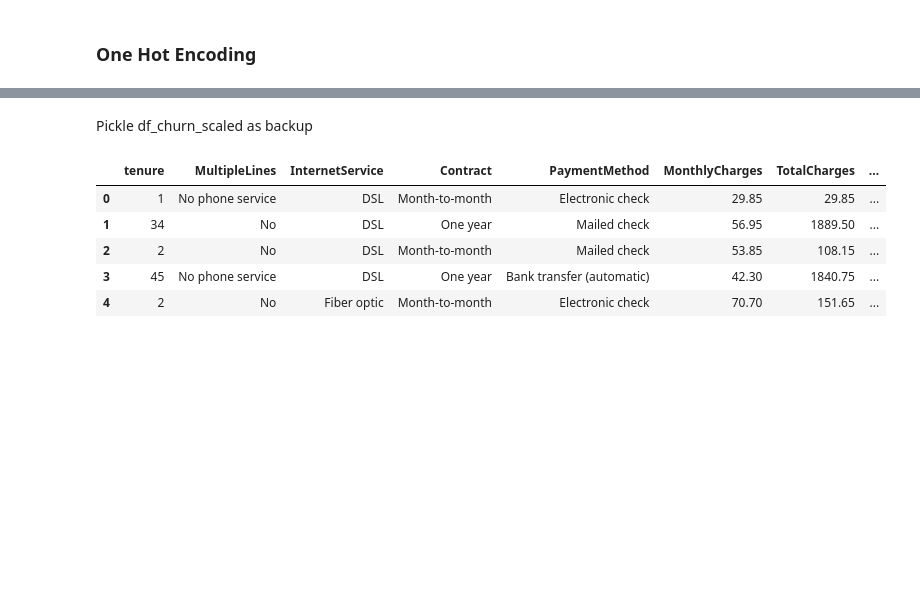
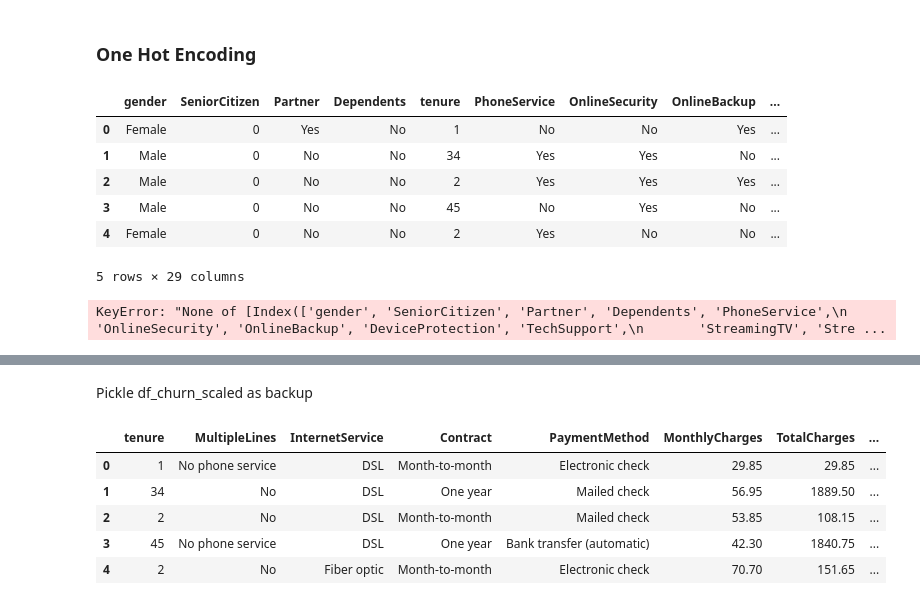
Before and after one commit to robinleoknauth/customer_churn_project, a Jupyter notebook: Customer_Churn_preprocessing_and_DA_and_Models_fix.ipynb, the cells around one changed output, grey strips where cells are left out. Saved outputs shown, nothing was run; the diff lists cells and outputs as text; code cells hidden in the pictures; blank space fills up the shorter version.

```diff
--- a/Customer_Churn_preprocessing_and_DA_and_Models_fix.ipynb
+++ b/Customer_Churn_preprocessing_and_DA_and_Models_fix.ipynb
@@ -159,0 +169,14 @@ df_churn_encoded = pd.get_dummies(data = df_churn,columns = bin_cols, drop_first
+# %%
+df_churn_encoded.head()
+# %% [output]
+|  | gender | SeniorCitizen | Partner | Dependents | tenure | PhoneService | OnlineSecurity | OnlineBackup | ... |
+| 0 | Female | 0 | Yes | No | 1 | No | No | Yes | ... |
+| 1 | Male | 0 | No | No | 34 | Yes | Yes | No | ... |
+| 2 | Male | 0 | No | No | 2 | Yes | Yes | Yes | ... |
+| 3 | Male | 0 | No | No | 45 | No | Yes | No | ... |
+| 4 | Female | 0 | No | No | 2 | Yes | No | No | ... |
+5 rows × 29 columns
+# %%
+df_churn_encoded = pd.get_dummies(data = df_churn_encoded,columns = bin_cols, drop_first = True )
+# %% [output]
+KeyError: "None of [Index(['gender', 'SeniorCitizen', 'Partner', 'Dependents', 'PhoneService',\n       'OnlineSecurity', 'OnlineBackup', 'DeviceProtection', 'TechSupport',\n       'StreamingTV', 'Stre ...
```
Also changed, not shown: parts of 16 cells of this notebook, 1 other file.
